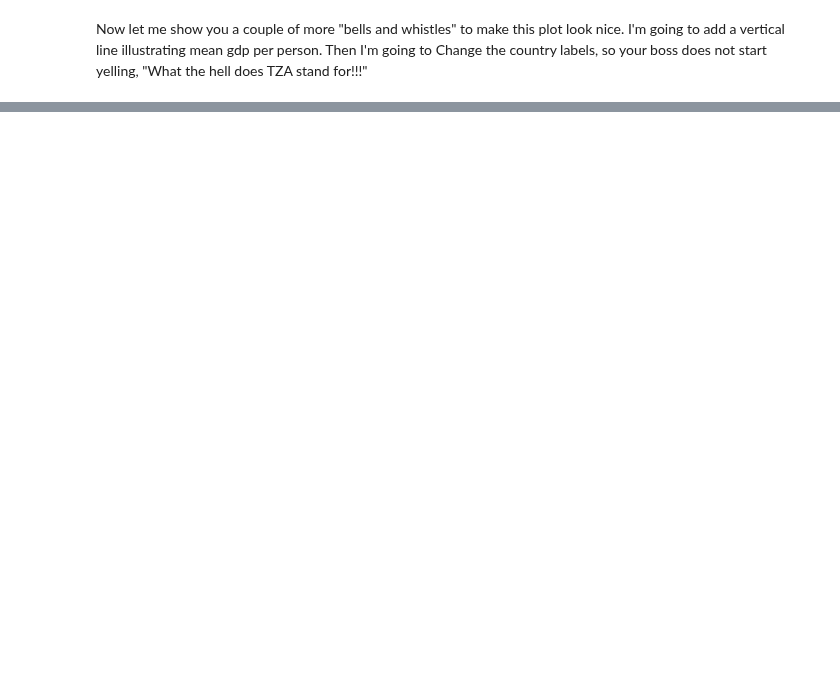
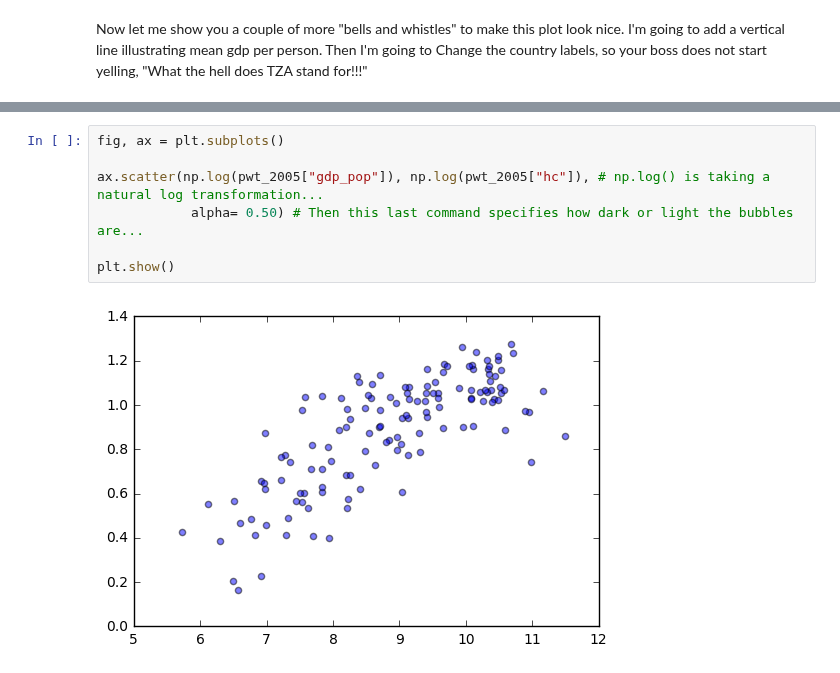
Before and after one commit to mwaugh0328/Data_Bootcamp_Fall_2017, a Jupyter notebook: data_bootcamp_1030/more_matplotlib_inequality.ipynb, the cells around one changed output, grey strips where cells are left out. Drawn from its saved outputs; the diff is of its cells as text; blank space fills up the shorter version.

```diff
--- a/data_bootcamp_1030/more_matplotlib_inequality.ipynb
+++ b/data_bootcamp_1030/more_matplotlib_inequality.ipynb
@@ -242,0 +324,9 @@ I think this is looking good. What does it say? What else would you like to see?
+# %%
+fig, ax = plt.subplots()
+
+ax.scatter(np.log(pwt_2005["gdp_pop"]), np.log(pwt_2005["hc"]), # np.log() is taking a natural log transformation...
+            alpha= 0.50) # Then this last command specifies how dark or light the bubbles are...
+
+plt.show()
+# %% [output]
+[figure, added]
```
Also changed, not shown: parts of 34 cells of this notebook.
